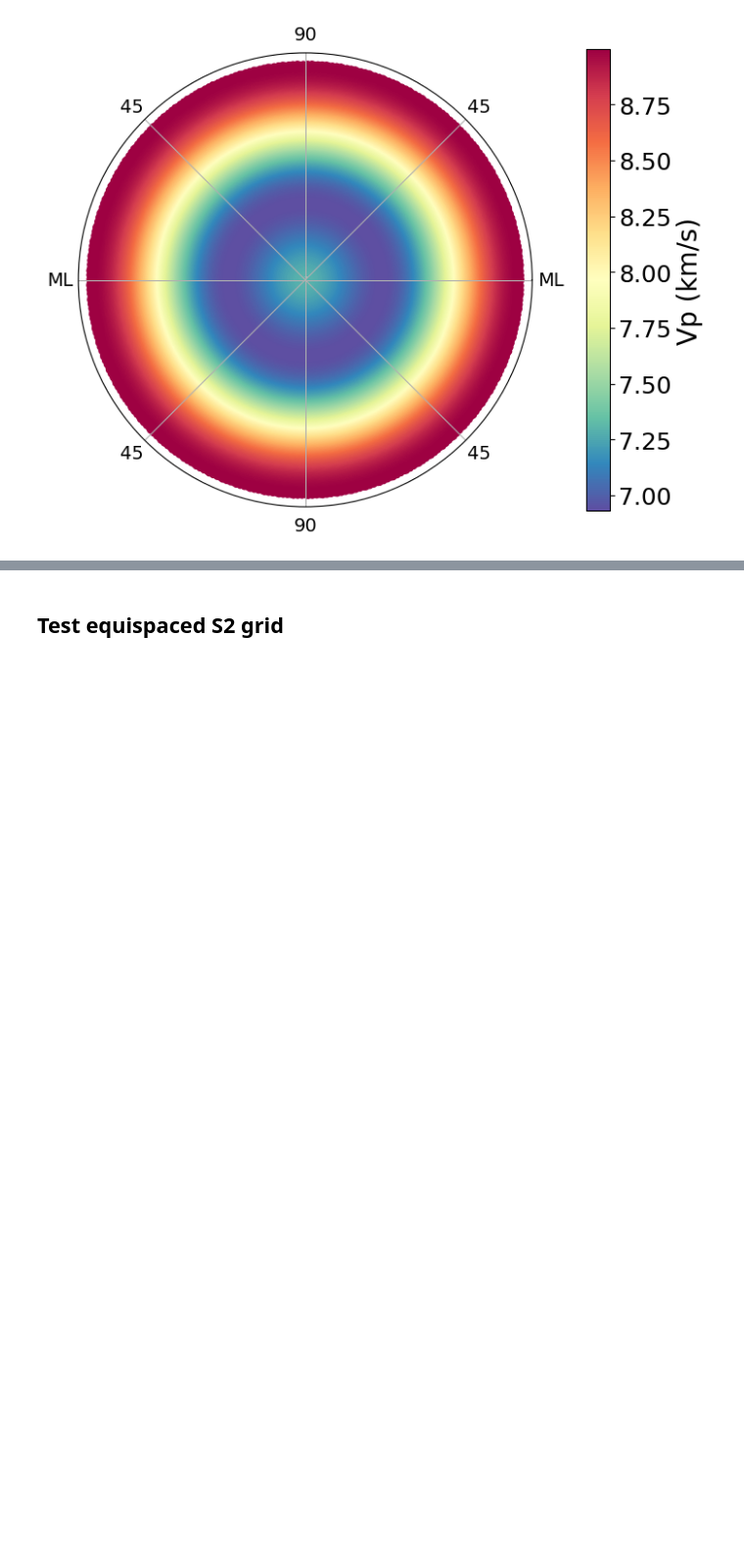
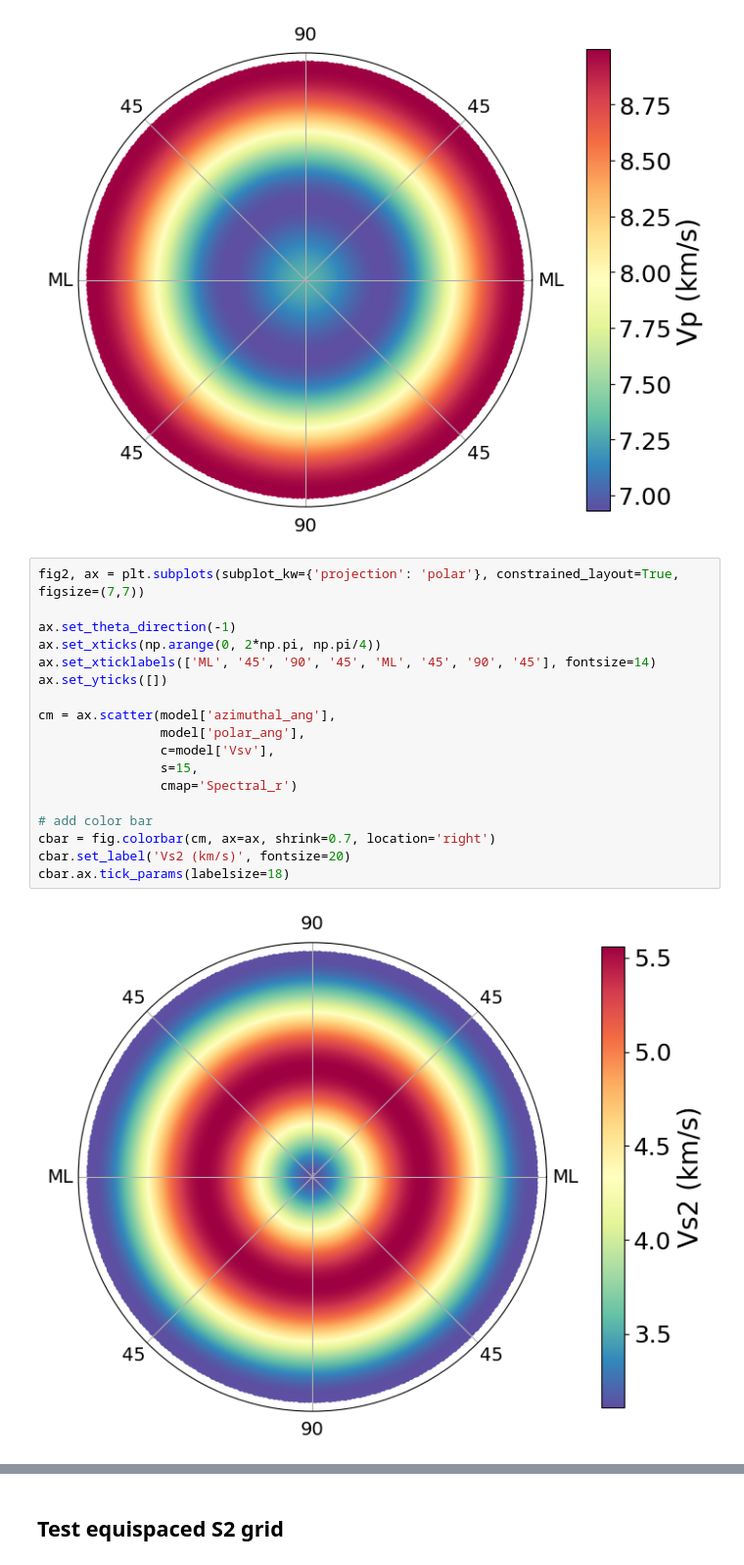
Before and after one commit to marcoalopez/PyRockWave, a Jupyter notebook: src/example_seismicTools.ipynb, the cells around one changed output, grey strips where cells are left out. Shown at 98% size. Drawn from its saved outputs; the diff is of its cells as text; blank space fills up the shorter version.

```diff
--- a/src/example_seismicTools.ipynb
+++ b/src/example_seismicTools.ipynb
@@ -73,3 +73,23 @@ cbar.ax.tick_params(labelsize=18)
 # ax.clabel(cs, cs.levels, inline=True, fontsize=10)
 # %% [output]
 [figure]
+# %%
+fig2, ax = plt.subplots(subplot_kw={'projection': 'polar'}, constrained_layout=True, figsize=(7,7))
+
+ax.set_theta_direction(-1)
+ax.set_xticks(np.arange(0, 2*np.pi, np.pi/4))
+ax.set_xticklabels(['ML', '45', '90', '45', 'ML', '45', '90', '45'], fontsize=14)
+ax.set_yticks([])
+
+cm = ax.scatter(model['azimuthal_ang'],
+                model['polar_ang'],
+                c=model['Vsv'],
+                s=15,
+                cmap='Spectral_r')
+
+# add color bar
+cbar = fig.colorbar(cm, ax=ax, shrink=0.7, location='right')
+cbar.set_label('Vs2 (km/s)', fontsize=20)
+cbar.ax.tick_params(labelsize=18)
+# %% [output]
+[figure, added]
```
Also changed, not shown: parts of 6 cells of this notebook, 1 other file.
